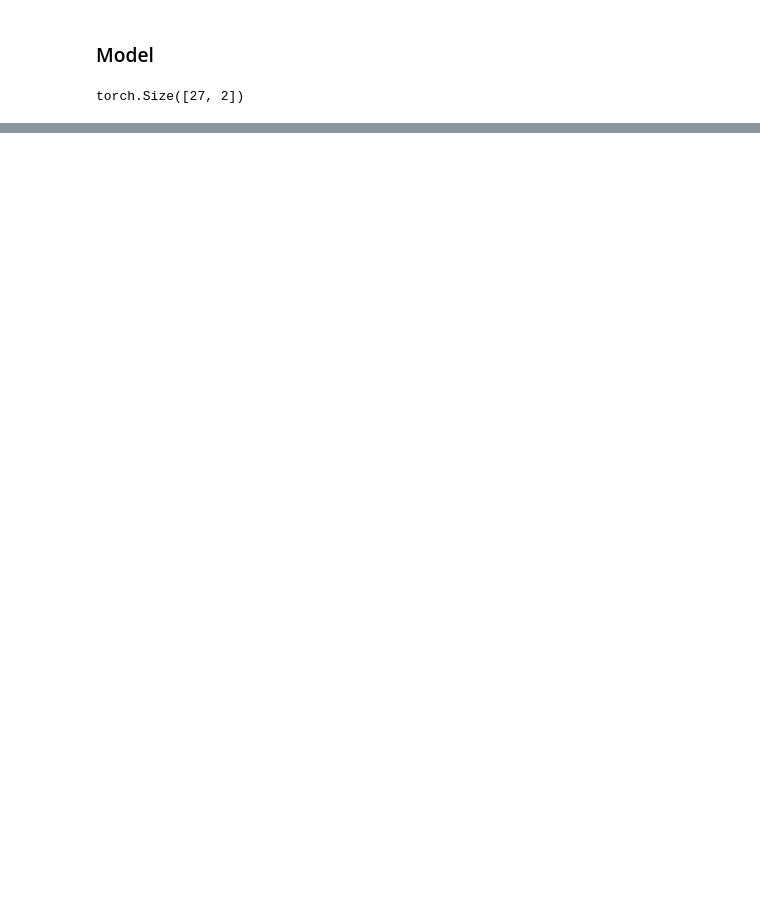
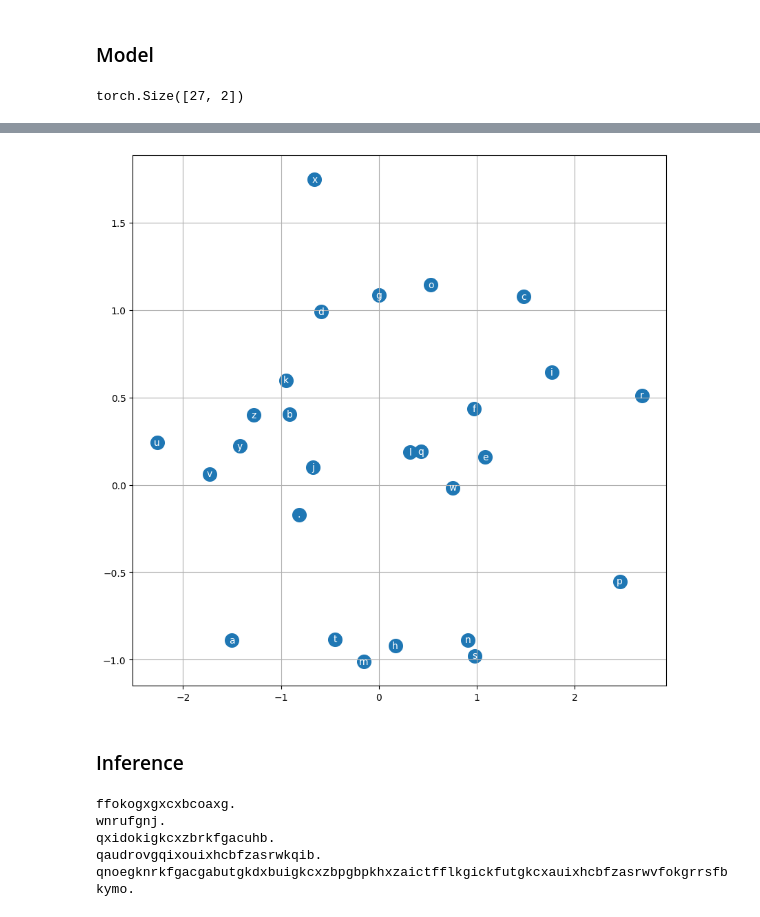
Before and after one commit to PathFinderKR/LLM101, a Jupyter notebook: notebooks/Lectures/Lecture_03.ipynb, the cells around one changed output, grey strips where cells are left out. Drawn from its saved outputs; the diff is of its cells as text; code cells hidden in the pictures; blank space fills up the shorter version.

```diff
--- a/notebooks/Lectures/Lecture_03.ipynb
+++ b/notebooks/Lectures/Lecture_03.ipynb
@@ -89,12 +96,12 @@ We need to create a dataset of (Input, Target) pairs.
 - Output: next 1 character
 # %%
 def get_dataloader(names):
-    block_size = MLPConfig.block_size  # How many characters do we take to predict the next character
+    context_size = MLPConfig.context_size  # How many characters do we take to predict the next character
     xs, ys = [], []
 
     for name in names:
         #print(name)
-        context = [0] * block_size
+        context = [0] * context_size
 
         for char in name + ".":
             idx = str2idx[char]
@@ -140,0 +306,11 @@ y = tanh(Cx)
+# %%
+# Visualization of the embedding matrix
+plt.figure(figsize=(10, 10))
+plt.scatter(C[:,0].data, C[:,1].data, s=200)
+for i in range(C.shape[0]):
+    plt.text(C[i,0].item(), C[i,1].item(), idx2str[i], ha="center", va="center", color='white')
+plt.grid('minor')
+# %% [output]
+[figure, added]
+# %% [markdown]
+### Inference
@@ -140,0 +343,9 @@ y = tanh(Cx)
+# %%
+for _ in range(5):
+    print(generate_name())
+# %% [output]
+ffokogxgxcxbcoaxg.
+wnrufgnj.
+qxidokigkcxzbrkfgacuhb.
+qaudrovgqixouixhcbfzasrwkqib.
+qnoegknrkfgacgabutgkdxbuigkcxzbpgbpkhxzaictfflkgickfutgkcxauixhcbfzasrwvfokgrrsfbkymo.
```
Also changed, not shown: parts of 14 cells of this notebook, 4 other files.
